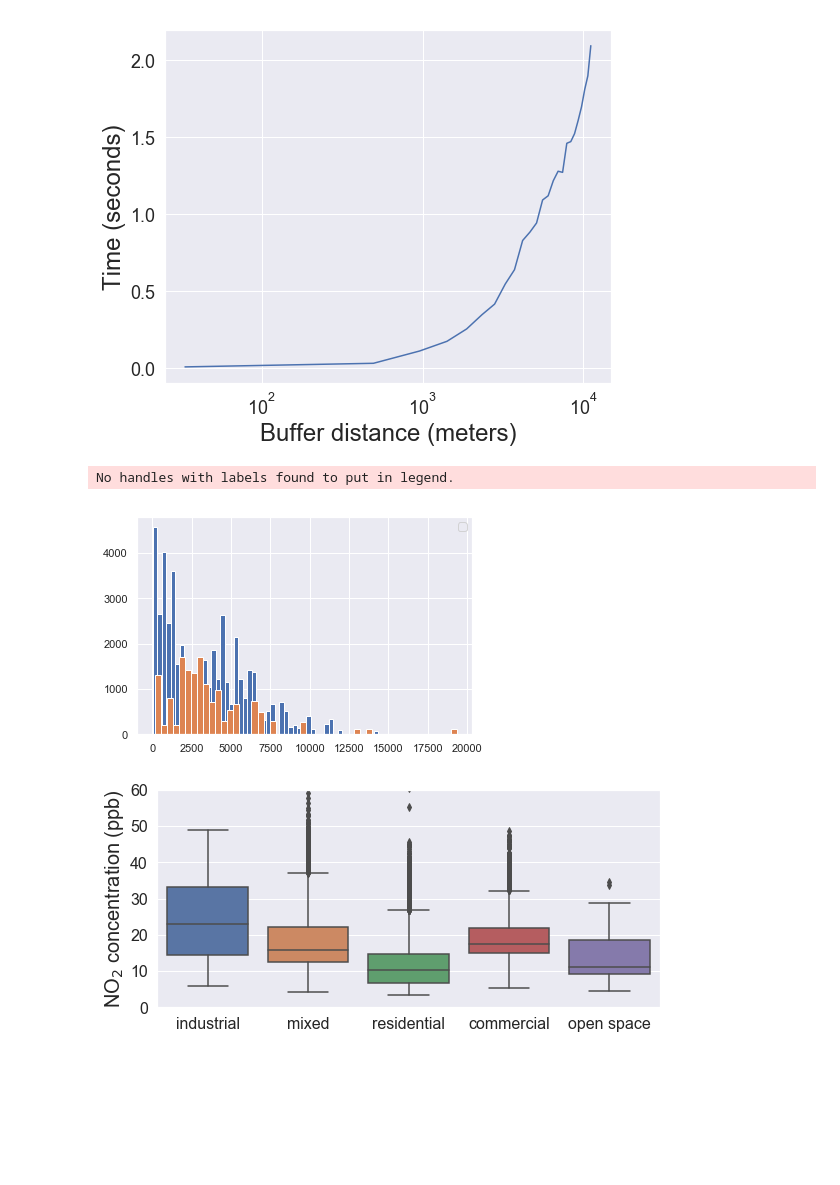
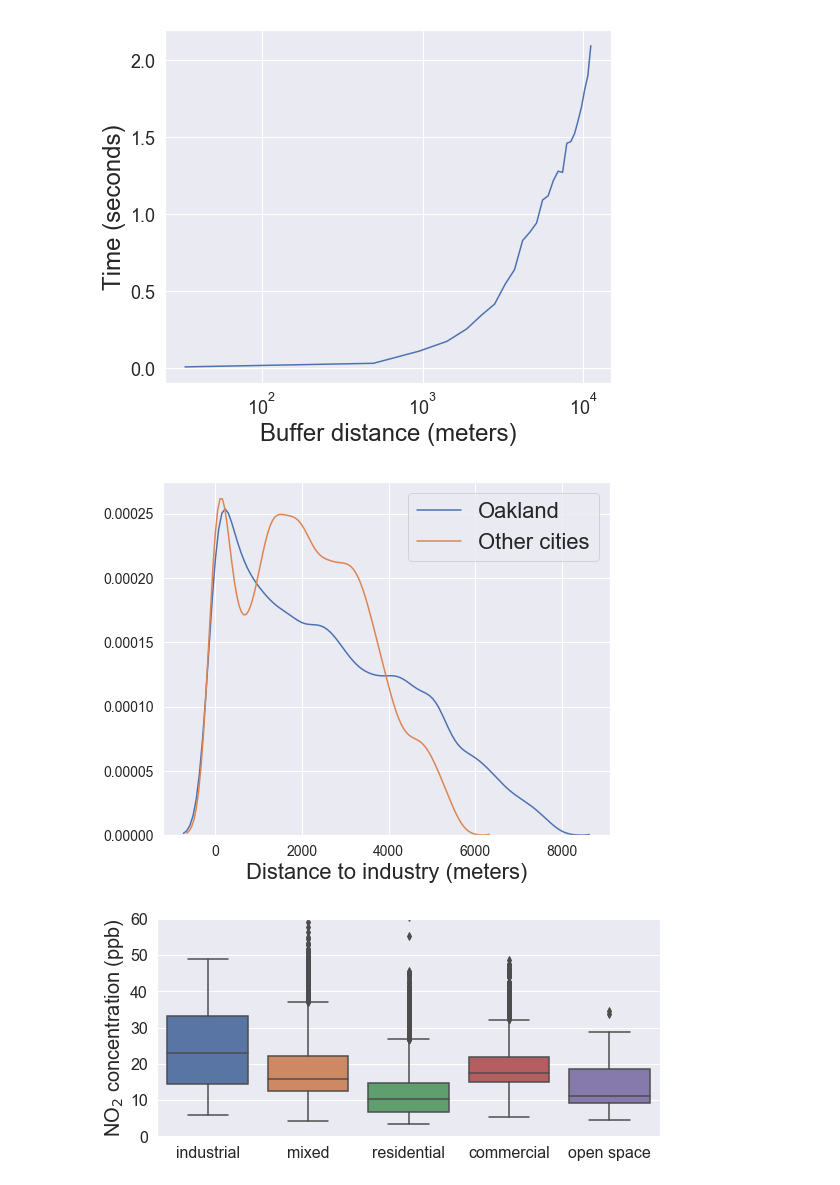
Before and after one commit to samdchamberlain/HealthyHomes_Insight, a Jupyter notebook: Pollutant_model.ipynb, the cells around one changed output. Saved outputs shown, nothing was run; the diff lists cells and outputs as text; code cells hidden in the pictures; blank space fills up the shorter version.

```diff
--- a/Pollutant_model.ipynb
+++ b/Pollutant_model.ipynb
@@ -807,13 +807,24 @@ all_points = pd.read_csv('data/app/heatmap.csv')
 # %%
 all_points['areas'] = np.where(all_points.place_name == 'Oakland, Alameda County, California, USA', 'Oakland',
                               'Other East Bay Cities')
-# %%
-plt.hist(all_points.pop_den[all_points.areas == 'Oakland'], bins = 50)
-plt.hist(all_points.pop_den[all_points.areas == 'Other East Bay Cities'], bins = 50)
-plt.legend();
-# %% [output]
-No handles with labels found to put in legend.
-[figure, removed]
+# %%
+#fig, axes = plt.subplots(1, 1, figsize=(14, 4))
+fig = plt.figure(figsize=(8,6.5))
+sns.distplot(all_points.industry_dist[all_points.areas == 'Oakland'],
+             hist=False, label = 'Oakland')
+sns.distplot(all_points.industry_dist[all_points.areas == 'Other East Bay Cities'],
+             hist=False, label = 'Other cities')
+plt.xlabel('Distance to industry (meters)', fontsize=22)
+plt.tick_params(labelsize=14); plt.legend(fontsize = 22)
+plt.savefig('industry.png', format='png', dpi=300);
+# plt.hist(all_points.pop_den[all_points.areas == 'Oakland'],
+#              label = 'Oakland', ax=axes[1])
+# plt.hist(all_points.pop_den[all_points.areas == 'Other East Bay Cities'],
+#              label = 'Other cities', ax=axes[1])
+# axes[0].set_xlabel('Distance to industry (meters)', fontsize=24)
+# axes[0].tick_params(labelsize=14); axes[1].legend()
+# %% [output]
+[figure, added]
 # %%
 plotting = GSV_all.copy()
 plotting['zone'] = np.where(plotting['zone'] == 'open_space', 'open space', plotting['zone'])
```
Also changed, not shown: 38 other files.
